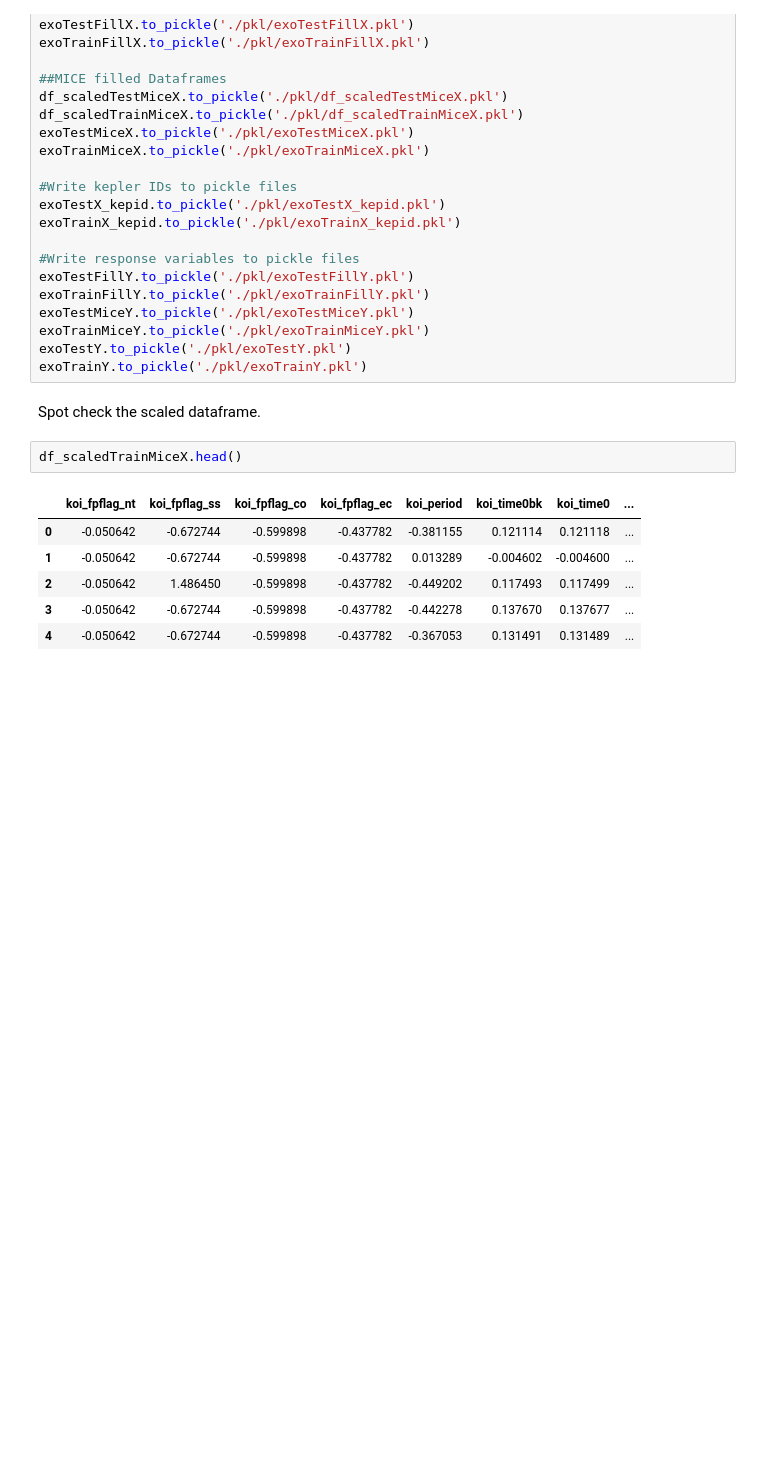
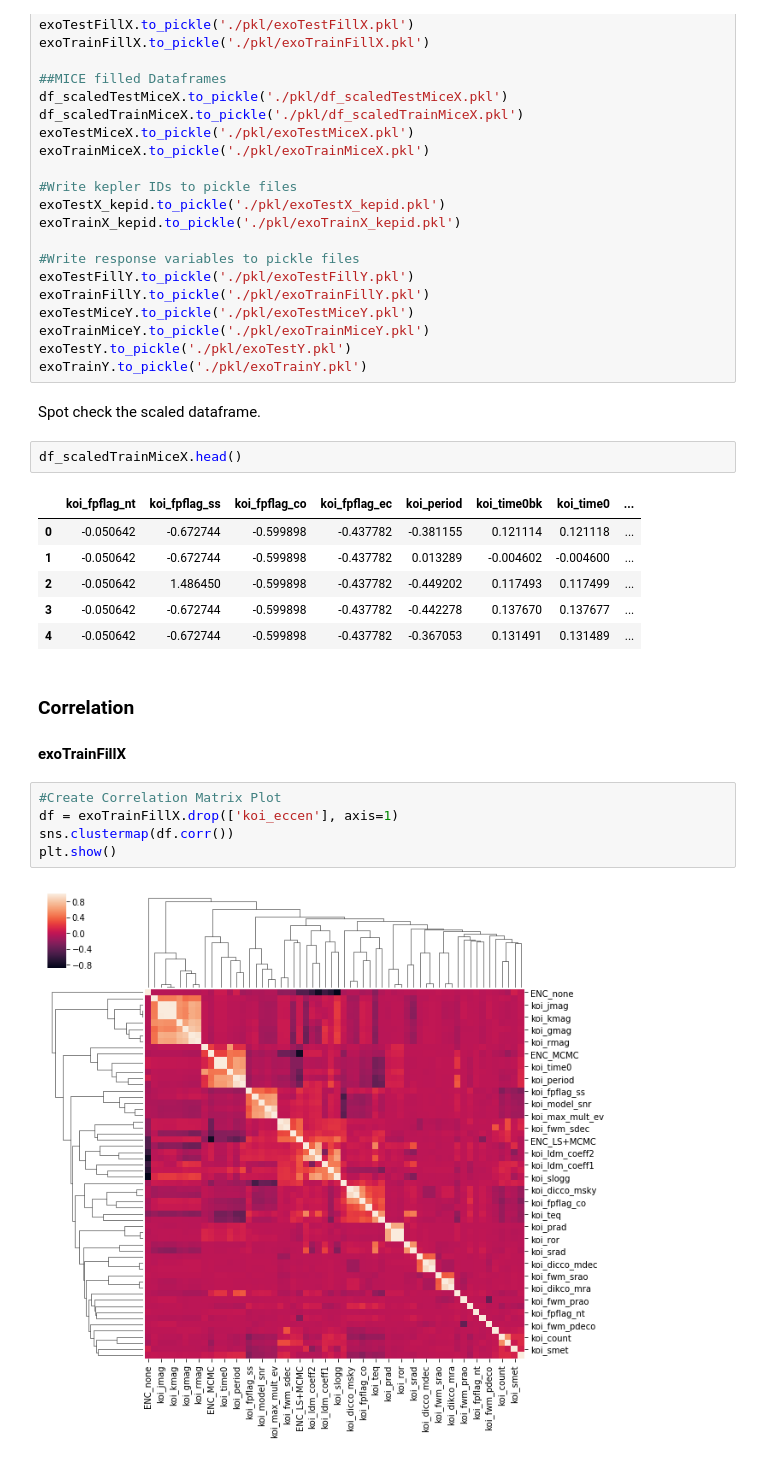
Before and after one commit to georgesturrock/Exoplanets, a Jupyter notebook: CKOI_DataPrep.ipynb, the cells around one changed output. Saved outputs shown, nothing was run; the diff lists cells and outputs as text; blank space fills up the shorter version.

```diff
--- a/CKOI_DataPrep.ipynb
+++ b/CKOI_DataPrep.ipynb
@@ -371,3 +385,13 @@ df_scaledTrainMiceX.head()
 | 2 | -0.050642 | 1.486450 | -0.599898 | -0.437782 | -0.449202 | 0.117493 | 0.117499 | ... |
 | 3 | -0.050642 | -0.672744 | -0.599898 | -0.437782 | -0.442278 | 0.137670 | 0.137677 | ... |
 | 4 | -0.050642 | -0.672744 | -0.599898 | -0.437782 | -0.367053 | 0.131491 | 0.131489 | ... |
+# %% [markdown]
+### Correlation
+#### exoTrainFillX
+# %%
+#Create Correlation Matrix Plot
+df = exoTrainFillX.drop(['koi_eccen'], axis=1)
+sns.clustermap(df.corr())
+plt.show()
+# %% [output]
+[figure, added]
```
Also changed, not shown: parts of 16 cells of this notebook, 19 other files.
